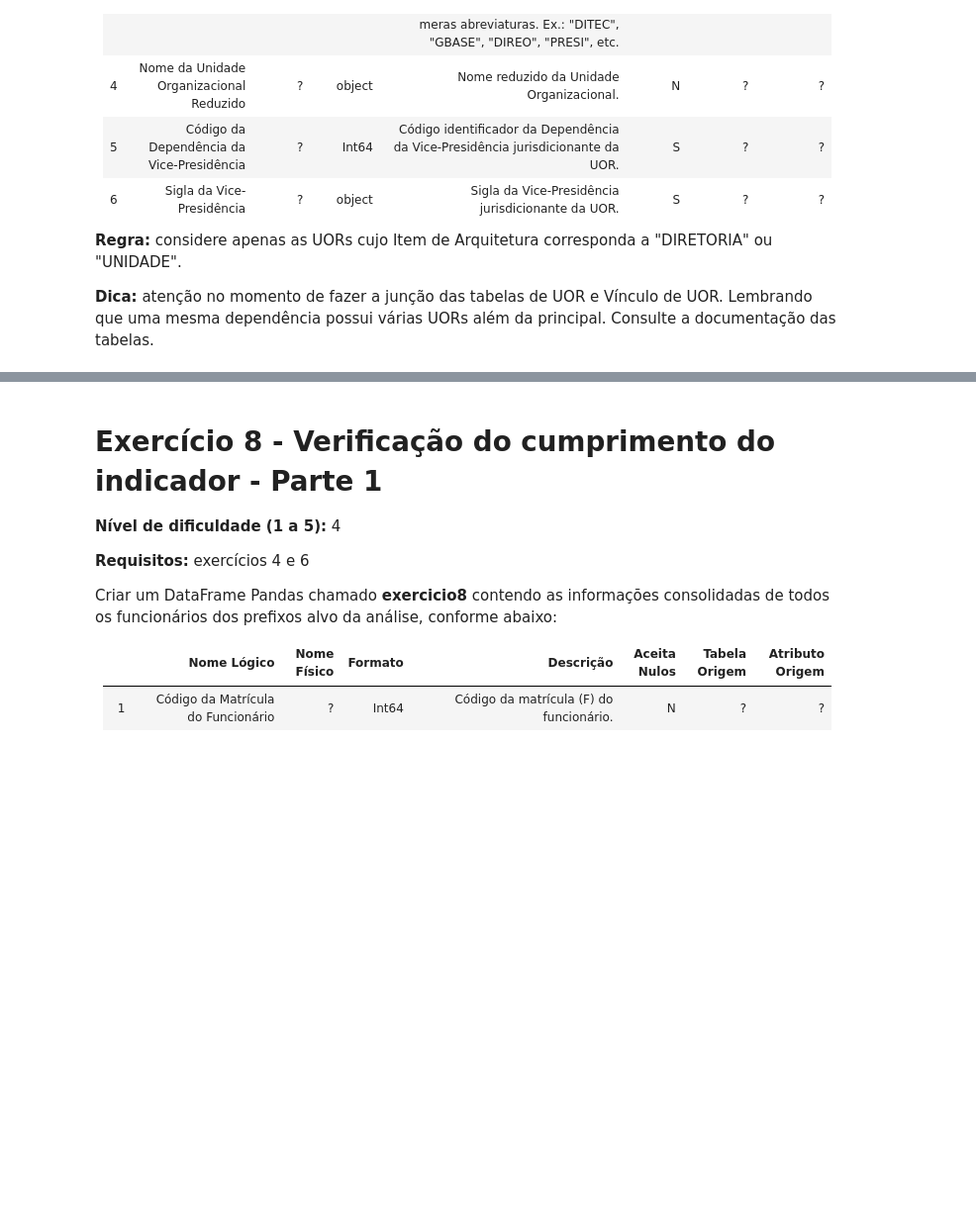
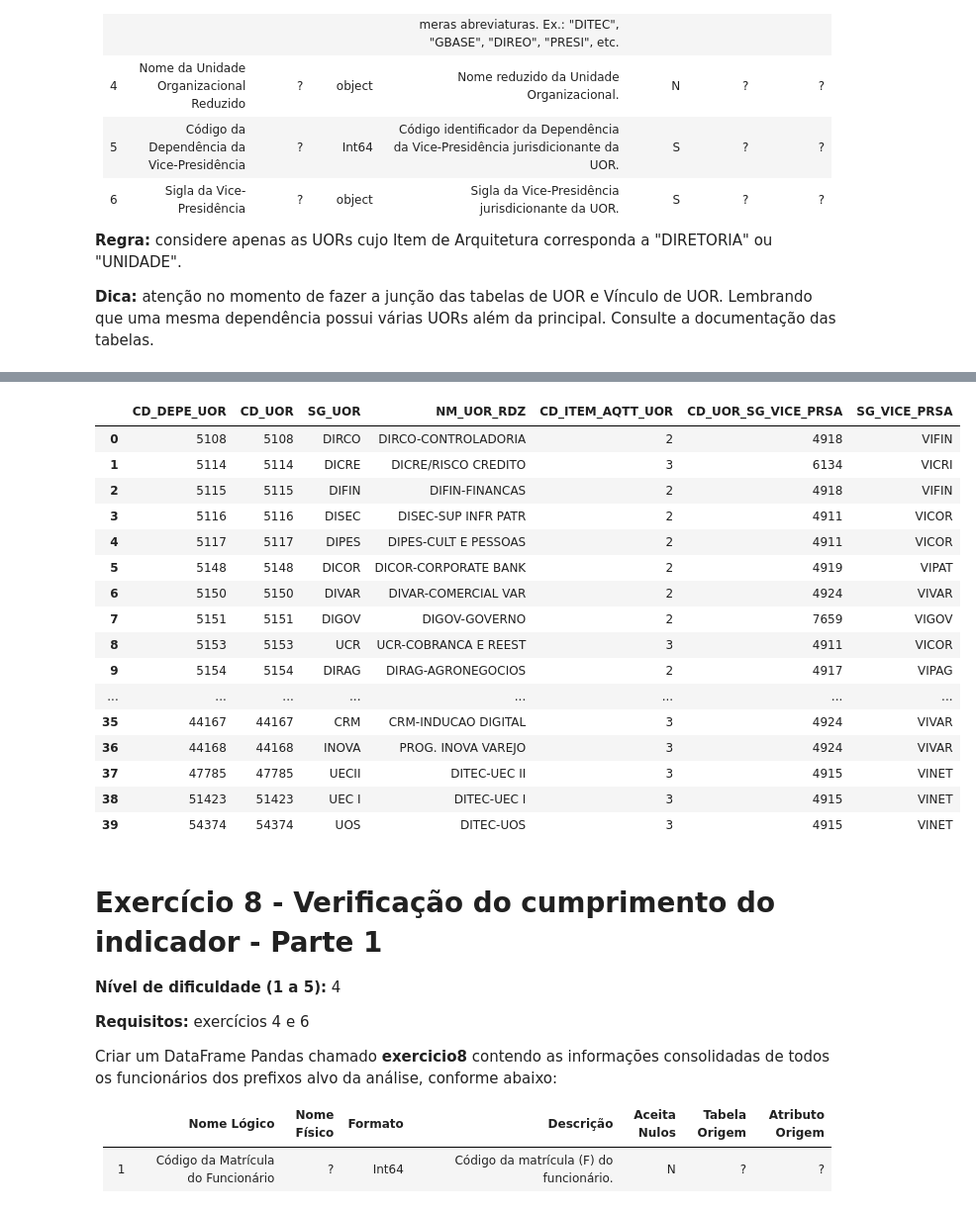
Before and after one commit to AllexRocha/desafio_engdedados, a Jupyter notebook: F0429482_engenharia.ipynb, the cells around one changed output, grey strips where cells are left out. Shown: that part at 99% size. Drawn from its saved outputs; the diff is of its cells as text; code cells hidden in the pictures; blank space fills up the shorter version.

```diff
--- a/F0429482_engenharia.ipynb
+++ b/F0429482_engenharia.ipynb
@@ -919,0 +845,14 @@ tipo_vinculo[tipo_vinculo['NM_TIP_VCL'] == 'VICE-PRESIDENCIA']
+# %%
+exercicio7.rename(columns={'CD_UOR_VCLR': 'CD_DEPE_VICE_PRSA', }, inplace=True)
+# %%
+sigla_vice_pres = exercicio2[['CD_UOR', 'SG_UOR']]
+sigla_vice_pres.rename(columns={'SG_UOR': 'SG_VICE_PRSA','CD_UOR': 'CD_UOR_SG_VICE_PRSA'}, inplace=True)
+# %%
+exercicio7['CD_DEPE_UOR'] = exercicio7['CD_UOR_VCLD'].astype('Int64')
+exercicio7['CD_UOR'] = exercicio7['CD_UOR_VCLD'].astype('Int64')
+exercicio7['CD_UOR_VCLD'] = exercicio7['CD_UOR_VCLD'].astype('Int64')
+exercicio7['CD_TIP_VCL'] = exercicio7['CD_TIP_VCL'].astype('Int64')
+exercicio7['CD_DEPE_VICE_PRSA'] = exercicio7['CD_DEPE_VICE_PRSA'].astype('Int64')
+# %%
+exercicio7 = pd.merge(exercicio7, sigla_vice_pres, left_on='CD_DEPE_VICE_PRSA', right_on='CD_UOR_SG_VICE_PRSA', how='left')
+exercicio7.drop(columns=['CD_UOR_VCLD', 'CD_DEPE_VICE_PRSA', 'CD_TIP_VCL', 'CD_ITEM_AQTT_UOR'], inplace=True)
@@ -920,3 +875,23 @@ tipo_vinculo[tipo_vinculo['NM_TIP_VCL'] == 'VICE-PRESIDENCIA']
+# %%
+exercicio7
+# %% [output]
+|  | CD_DEPE_UOR | CD_UOR | SG_UOR | NM_UOR_RDZ | CD_ITEM_AQTT_UOR | CD_UOR_SG_VICE_PRSA | SG_VICE_PRSA |
+| 0 | 5108 | 5108 | DIRCO | DIRCO-CONTROLADORIA | 2 | 4918 | VIFIN |
+| 1 | 5114 | 5114 | DICRE | DICRE/RISCO CREDITO | 3 | 6134 | VICRI |
+| 2 | 5115 | 5115 | DIFIN | DIFIN-FINANCAS | 2 | 4918 | VIFIN |
+| 3 | 5116 | 5116 | DISEC | DISEC-SUP INFR PATR | 2 | 4911 | VICOR |
+| 4 | 5117 | 5117 | DIPES | DIPES-CULT E PESSOAS | 2 | 4911 | VICOR |
+| 5 | 5148 | 5148 | DICOR | DICOR-CORPORATE BANK | 2 | 4919 | VIPAT |
+| 6 | 5150 | 5150 | DIVAR | DIVAR-COMERCIAL VAR | 2 | 4924 | VIVAR |
+| 7 | 5151 | 5151 | DIGOV | DIGOV-GOVERNO | 2 | 7659 | VIGOV |
+| 8 | 5153 | 5153 | UCR | UCR-COBRANCA E REEST | 3 | 4911 | VICOR |
+| 9 | 5154 | 5154 | DIRAG | DIRAG-AGRONEGOCIOS | 2 | 4917 | VIPAG |
+| ... | ... | ... | ... | ... | ... | ... | ... |
+| 35 | 44167 | 44167 | CRM | CRM-INDUCAO DIGITAL | 3 | 4924 | VIVAR |
+| 36 | 44168 | 44168 | INOVA | PROG. INOVA VAREJO | 3 | 4924 | VIVAR |
+| 37 | 47785 | 47785 | UECII | DITEC-UEC II | 3 | 4915 | VINET |
+| 38 | 51423 | 51423 | UEC I | DITEC-UEC I | 3 | 4915 | VINET |
+| 39 | 54374 | 54374 | UOS | DITEC-UOS | 3 | 4915 | VINET |
 # %% [markdown]
 # Exercício 8 - Verificação do cumprimento do indicador - Parte 1
 
```
Also changed, not shown: parts of 33 cells of this notebook.
